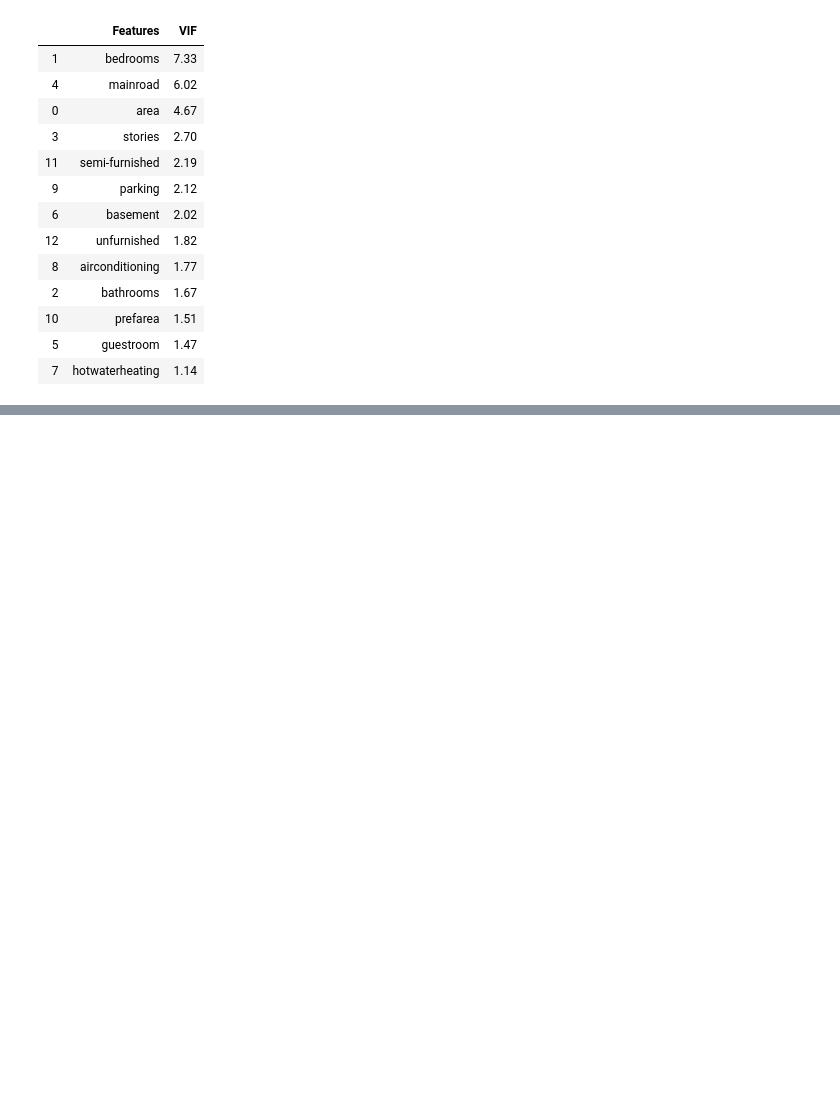
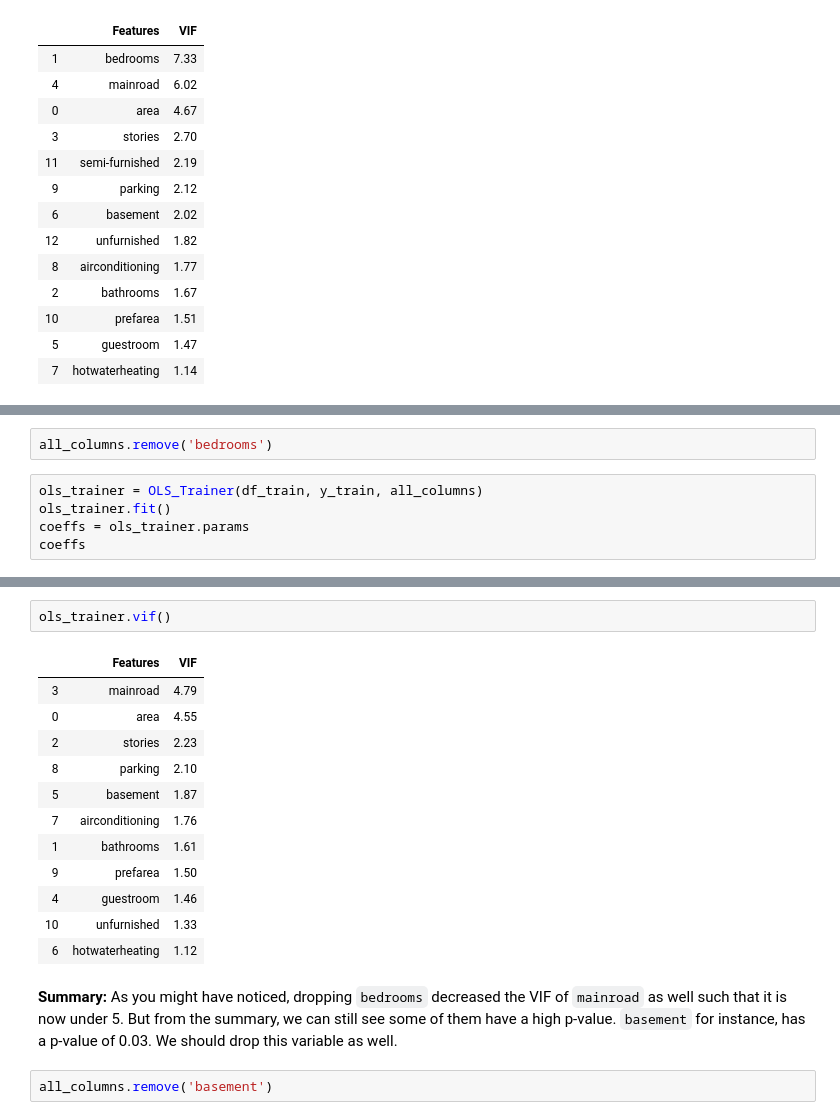
Before and after one commit to raditz2488/AIML, a Jupyter notebook: MultipleLinearRegression/HousePricePrediction/HousePricePrediction.ipynb, the cells around one changed output, grey strips where cells are left out. Drawn from its saved outputs; the diff is of its cells as text; blank space fills up the shorter version.

```diff
--- a/MultipleLinearRegression/HousePricePrediction/HousePricePrediction.ipynb
+++ b/MultipleLinearRegression/HousePricePrediction/HousePricePrediction.ipynb
@@ -472,0 +539,7 @@ ols_trainer.vif()
+# %%
+all_columns.remove('bedrooms')
+# %%
+ols_trainer = OLS_Trainer(df_train, y_train, all_columns)
+ols_trainer.fit()
+coeffs = ols_trainer.params
+coeffs
@@ -472,0 +580,19 @@ ols_trainer.vif()
+# %%
+ols_trainer.vif()
+# %% [output]
+|  | Features | VIF |
+| 3 | mainroad | 4.79 |
+| 0 | area | 4.55 |
+| 2 | stories | 2.23 |
+| 8 | parking | 2.10 |
+| 5 | basement | 1.87 |
+| 7 | airconditioning | 1.76 |
+| 1 | bathrooms | 1.61 |
+| 9 | prefarea | 1.50 |
+| 4 | guestroom | 1.46 |
+| 10 | unfurnished | 1.33 |
+| 6 | hotwaterheating | 1.12 |
+# %% [markdown]
+<b>Summary:</b> As you might have noticed, dropping `bedrooms` decreased the VIF of `mainroad` as well such that it is now under 5. But from the summary, we can still see some of them have a high p-value. `basement` for instance, has a p-value of 0.03. We should drop this variable as well.
+# %%
+all_columns.remove('basement')
```
Also changed, not shown: parts of 15 cells of this notebook.
